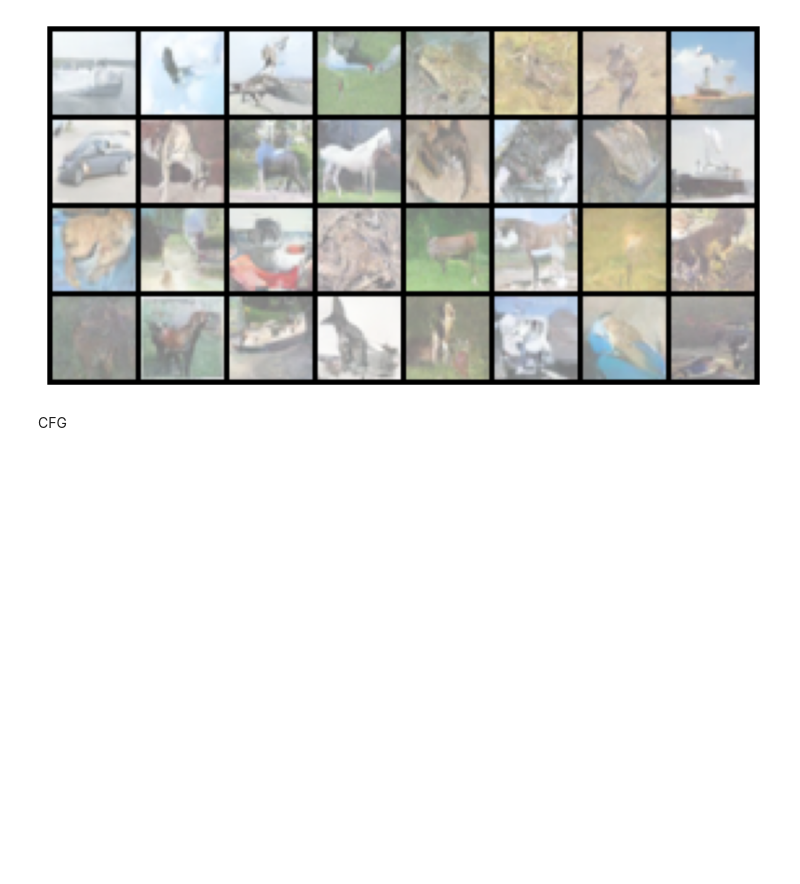
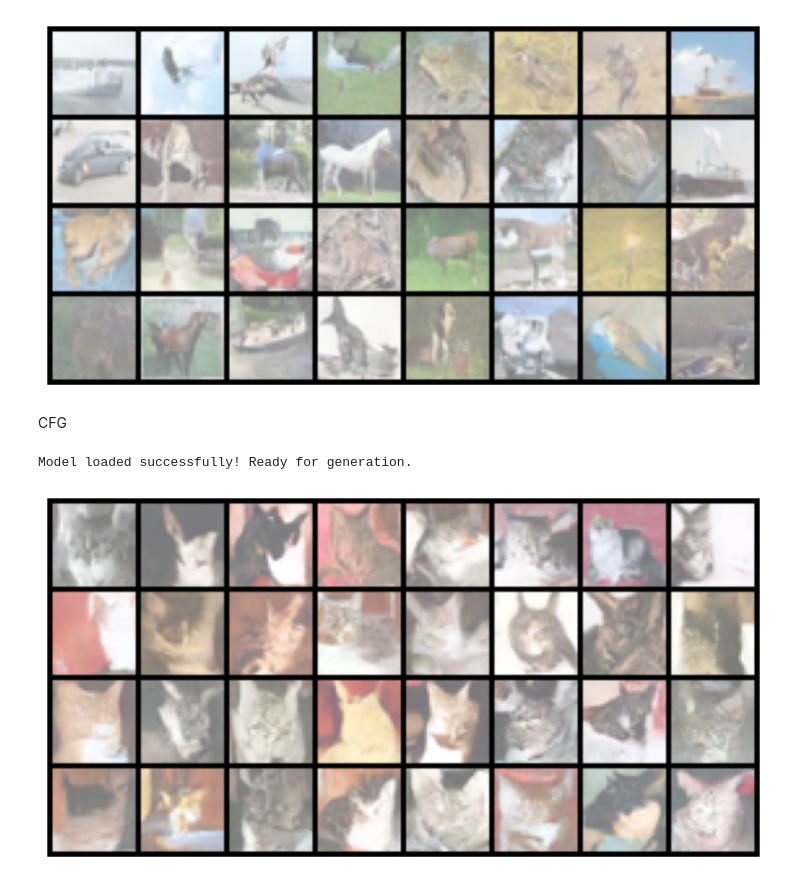
Before and after one commit to md-adnan70/diffusion_basic_to_adv, a Jupyter notebook: latest.ipynb, the cells around one changed output. Drawn from its saved outputs; the diff is of its cells as text; code cells hidden in the pictures; blank space fills up the shorter version.

```diff
--- a/latest.ipynb
+++ b/latest.ipynb
@@ -24,7 +24,7 @@ from torchvision import datasets, transforms
 from torch.utils.tensorboard import SummaryWriter
 
 device = "cuda"
-batch_size = 128
+batch_size = 512
 image_size = 32
 
 transform = transforms.Compose([
@@ -275,7 +280,7 @@ device = "cuda"
 image_size = 32
 
 checkpoint_path = "/workspace/diffusion_basic_to_adv/diffusion_model_ema.pth"
-model = UNet2DConditionModel(
+model = UNet2DModel(
     sample_size=image_size,      # 32
     in_channels=3,               # RGB input
     out_channels=3,              # RGB output (Just the noise, no variance!)
@@ -335,9 +340,11 @@ with torch.no_grad():
         t_doubled = torch.cat([t_tensor, t_tensor], dim=0)
         y_doubled = torch.cat([labels_cond, labels_uncond], dim=0)
 
-        # 3. Get predictions for both
-        unet_output = model(x_doubled, t_doubled, y=y_doubled, type_t="timestep")
-        predicted_noise, _ = torch.chunk(unet_output, 2, dim=1)
+        predicted_noise = model(
+            sample=x_doubled,
+            timestep=t_doubled,
+            class_labels=y_doubled
+        ).sample
 
         # 4. Split the predictions back apart
         noise_cond, noise_uncond = torch.chunk(predicted_noise, 2, dim=0)
@@ -358,3 +365,22 @@ with torch.no_grad():
 
         # Note: We apply the math to 'x', not 'x_doubled'
         x = (1 / torch.sqrt(alpha)) * (x - (beta / torch.sqrt(1 - alpha_cumprod)) * cfg_noise) + torch.sqrt(beta) * noise
+# %% [output]
+Model loaded successfully! Ready for generation.
+# %%
+import torchvision.utils as vutils
+import matplotlib.pyplot as plt
+
+# Normalize from [-1, 1] back to [0, 1]
+x_display = (x.clamp(-1, 1) + 1) / 2
+
+# Create a beautiful grid of your 32 images
+grid = vutils.make_grid(x_display, nrow=8)
+
+# Plot it!
+plt.figure(figsize=(10, 5))
+plt.imshow(grid.permute(1, 2, 0).cpu().numpy())
+plt.axis('off')
+plt.show()
+# %% [output]
+[figure, added]
```
Also changed, not shown: parts of 4 cells of this notebook, 3 other files.
